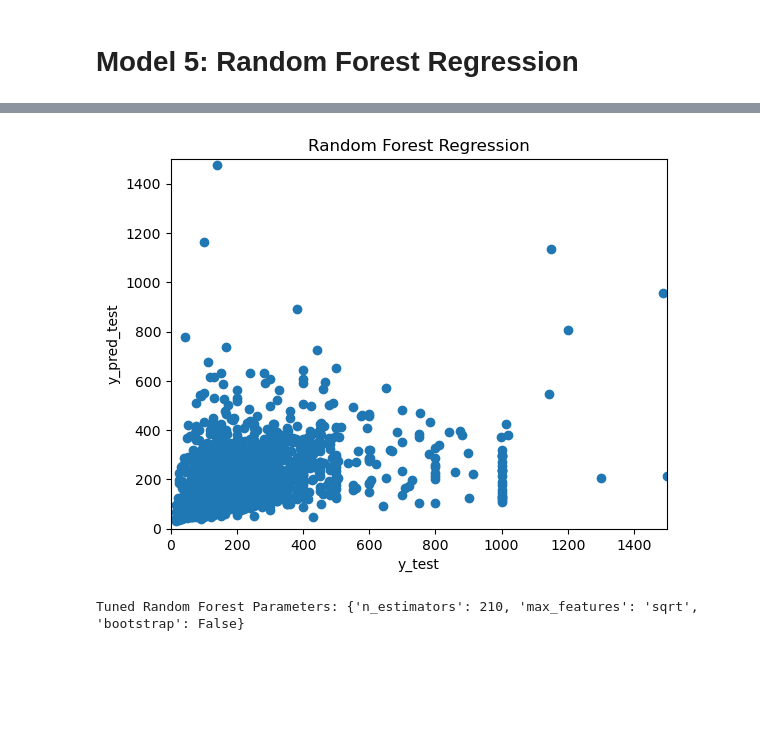
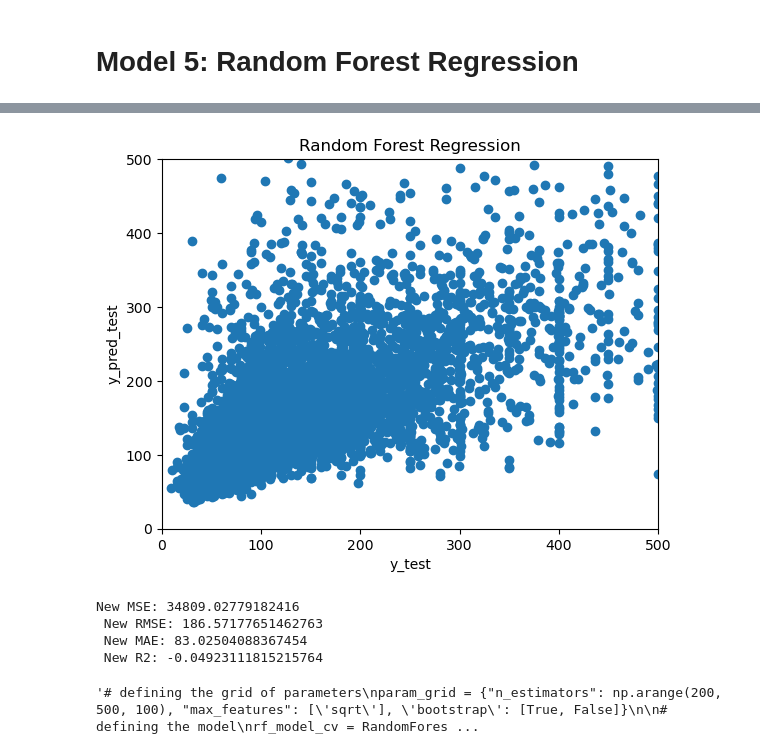
Before and after one commit to navaei-amir/DA3-phdma, a Jupyter notebook: HW2/HW2.ipynb, the cells around one changed output, grey strips where cells are left out. Drawn from its saved outputs; the diff is of its cells as text; code cells hidden in the pictures; blank space fills up the shorter version.

Commit message:
implementing the models on unseen data

```diff
--- a/HW2/HW2.ipynb
+++ b/HW2/HW2.ipynb
@@ -452,8 +440,12 @@ data.to_csv('data_cleaned_2.csv', index=False)"""
+# %%
+# Dropping the "new_data" column
+data_new = data_new.drop('new_data', axis=1)
+data_dec = data_dec.drop('new_data', axis=1)
 # %% [markdown]
 # Splitting Data:
 1. Target variable and the features
 2. Test and Train Sets
 # %%
 # Splitting target variable and predictors
-X = data.drop('price', axis=1)
-y = data['price']
+X = data_new.drop('price', axis=1)
+y = data_new['price']
@@ -539,15 +533,3 @@ Index(['accommodates', 'bedrooms', 'availability_30', 'number_of_reviews',
 # Choosing training and testing sets based on the selected features
 X_train_selected = X_train_scaled[:, best_lasso_model.coef_ != 0]
 X_test_selected = X_test_scaled[:, best_lasso_model.coef_ != 0]
-# %%
-# Implementing the OLS model with the selected features
-import statsmodels.api as sm
-X_train_selected = sm.add_constant(X_train_selected)
-X_test_selected = sm.add_constant(X_test_selected)
-
-# Fitting the OLS model
-ols_model = sm.OLS(y_train, X_train_selected)
-ols_model = ols_model.fit()
-
-# Printing the summary of the OLS model
-print(ols_model.summary())
@@ -620,11 +586,0 @@ plt.show()
-# %%
-# Running the OLS model with the all features from X_train
-X_train = sm.add_constant(X_train)
-X_test = sm.add_constant(X_test)
-
-# Fitting the OLS model
-ols_model = sm.OLS(y_train, X_train)
-ols_model = ols_model.fit()
-
-# Printing the summary of the OLS model
-print(ols_model.summary())
@@ -987,11 +943,24 @@ Test MSE: 24288.306347815007
 # %%
 # Plotting the results from the Random Forest model
 plt.scatter(y_test, y_test_pred)
 plt.xlabel('y_test')
 plt.ylabel('y_pred_test')
-plt.xlim(0, 1500)
-plt.ylim(0, 1500)
+plt.xlim(0, 500)
+plt.ylim(0, 500)
 plt.title('Random Forest Regression')
 plt.show()
 # %% [output]
-[figure, old version]
+[figure, new version]
+# %%
+# Checking the model performance on the new data
+y_new_pred = rf_model.predict(X_dec)
+rf_new_mse = mean_squared_error(y_dec, y_new_pred)
+rf_new_rmse = np.sqrt(rf_new_mse)
+rf_new_mae = np.mean(np.abs(y_dec - y_new_pred))
+rf_new_r2 = rf_model.score(X_dec, y_dec)
+print('New MSE:', rf_new_mse, '\n', 'New RMSE:', rf_new_rmse, '\n', 'New MAE:', rf_new_mae, '\n', 'New R2:', rf_new_r2)
+# %% [output]
+New MSE: 34809.02779182416
+ New RMSE: 186.57177651462763
+ New MAE: 83.02504088367454
+ New R2: -0.04923111815215764
@@ -998,6 +973,6 @@ plt.show()
 # %%
 """# defining the grid of parameters
-param_grid = {"n_estimators": np.arange(10, 400, 100), "max_features": ['sqrt'], 'bootstrap': [True, False]}
+param_grid = {"n_estimators": np.arange(200, 500, 100), "max_features": ['sqrt'], 'bootstrap': [True, False]}
 
 # defining the model
 rf_model_cv = RandomForestRegressor(random_state=42)
@@ -1013,7 +988,7 @@ best_params = rf_cv.best_params_
 # printing the best parameters
 print("Tuned Random Forest Parameters: {}".format(best_params))"""
 # %% [output]
-Tuned Random Forest Parameters: {'n_estimators': 210, 'max_features': 'sqrt', 'bootstrap': False}
+'# defining the grid of parameters\nparam_grid = {"n_estimators": np.arange(200, 500, 100), "max_features": [\'sqrt\'], \'bootstrap\': [True, False]}\n\n# defining the model\nrf_model_cv = RandomFores ...
 # %%
 # Creating a random forest regression model with the best parameters
 best_params = {'n_estimators': 210, 'max_features': 'sqrt', 'bootstrap': False}
```
Also changed, not shown: parts of 82 cells of this notebook, 1 other file.
